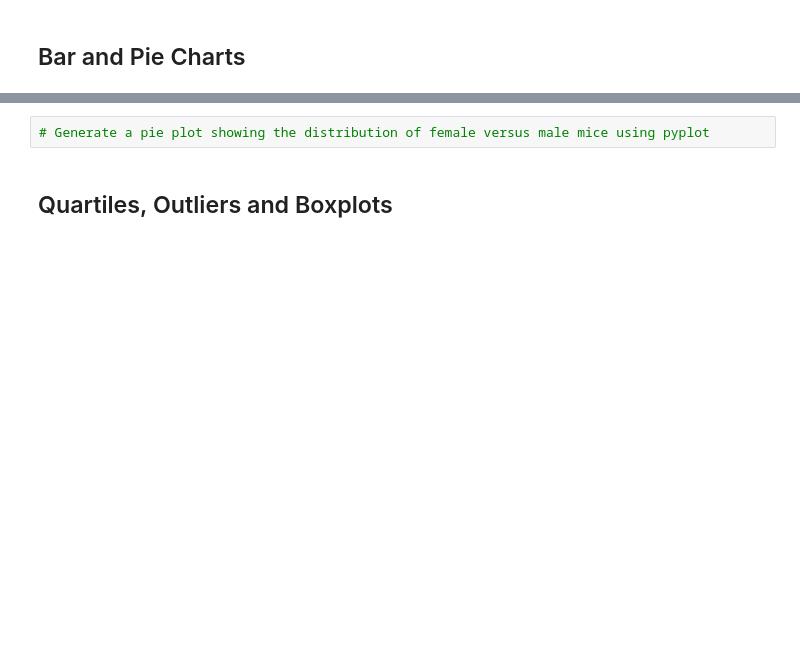
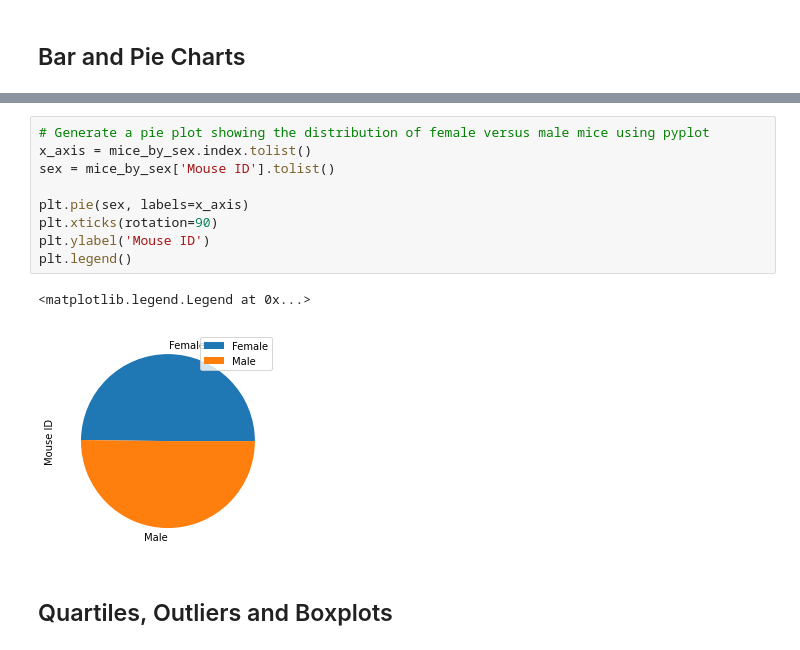
Before and after one commit to zachherington/matplotlib-challenge, a Jupyter notebook: Homework/Pymaceuticals/pymaceuticals_hw_submission.ipynb, the cells around one changed output, grey strips where cells are left out. Saved outputs shown, nothing was run; the diff lists cells and outputs as text; blank space fills up the shorter version.

```diff
--- a/Homework/Pymaceuticals/pymaceuticals_hw_submission.ipynb
+++ b/Homework/Pymaceuticals/pymaceuticals_hw_submission.ipynb
@@ -109,5 +124,15 @@ ValueError: arrays must all be same length
 # %%
 # Generate a pie plot showing the distribution of female versus male mice using pyplot
+x_axis = mice_by_sex.index.tolist()
+sex = mice_by_sex['Mouse ID'].tolist()
+
+plt.pie(sex, labels=x_axis)
+plt.xticks(rotation=90)
+plt.ylabel('Mouse ID')
+plt.legend()
+# %% [output]
+<matplotlib.legend.Legend at 0x...>
+[figure, added]
 # %% [markdown]
 ## Quartiles, Outliers and Boxplots
 # %%
```
Also changed, not shown: parts of 5 cells of this notebook.
